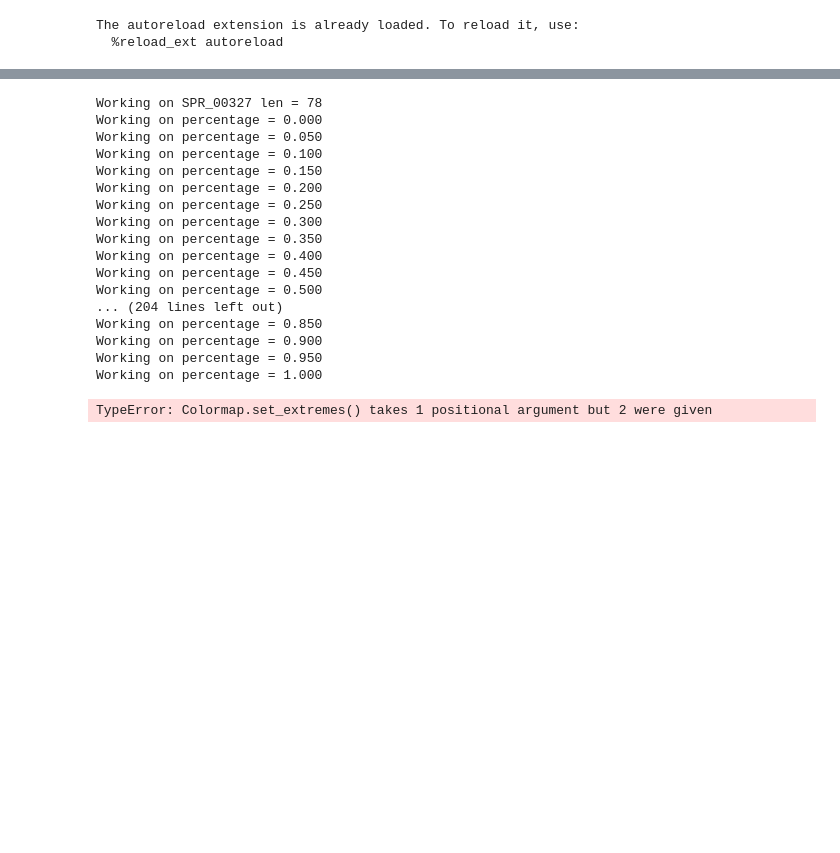
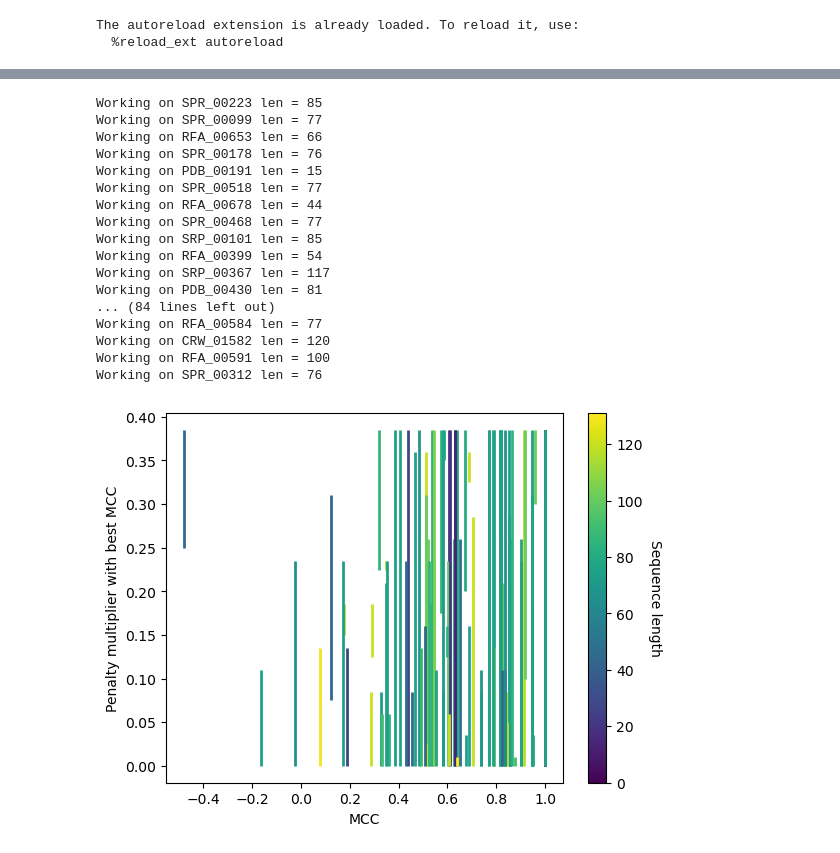
Before and after one commit to ErikPoppleton/kinetic_folder, a Jupyter notebook: RNAstrand.ipynb, the cells around one changed output, grey strips where cells are left out. Saved outputs shown, nothing was run; the diff lists cells and outputs as text; code cells hidden in the pictures; blank space fills up the shorter version.

```diff
--- a/RNAstrand.ipynb
+++ b/RNAstrand.ipynb
@@ -16,9 +16,15 @@ The autoreload extension is already loaded. To reload it, use:
 # %%
 seq_db_pairs = parse_dp_file('RNAstrand/RNAstrand_noMS_noPK.dp')
 # %%
-# Get 10 random structures
+# Get sequences under 150 nt
+small_seqs = []
+for k, v in seq_db_pairs.items():
+    if len(v['seq']) < 151:
+        small_seqs.append(k)
+
+# Get 100 random short structures
 seed(1337)
-sample = choices(list(seq_db_pairs.keys()), k=10)
+sample = choices(small_seqs, k=100)
 for s in sample:
     print(s, len(seq_db_pairs[s]['seq']))
 # %% [output]
@@ -35,6 +48,7 @@ RFA_00431 40
 # %%
 # See where the best structures happen
-percents = np.arange(0.00, 1.05, 0.05)
+#percents = np.arange(0.00, 1.05, 0.05)
+percents = np.arange(0.00, 0.4, 0.025)
 md = RNA.md()
 md.temperature = 37
 samples = {}
@@ -46,7 +60,7 @@ for k in sample:
     samples[k] = {}
 
     for p in percents:
-        print("Working on percentage = {:.3f}".format(p))
+        #print("Working on percentage = {:.3f}".format(p))
         samples[k][p] = {}
         last_structure = ''
         for length in range(10, len(seq)):
@@ -55,23 +69,23 @@ for k in sample:
             samples[k][p][length+1] = sequence_dependent_penalty(subseq, p, last_structure, md)[0]
             last_structure = samples[k][p][length+1]
 # %% [output]
-Working on SPR_00327 len = 78
-Working on percentage = 0.000
-Working on percentage = 0.050
-Working on percentage = 0.100
-Working on percentage = 0.150
-Working on percentage = 0.200
-Working on percentage = 0.250
-Working on percentage = 0.300
-Working on percentage = 0.350
-Working on percentage = 0.400
-Working on percentage = 0.450
-Working on percentage = 0.500
-... (204 lines left out)
-Working on percentage = 0.850
-Working on percentage = 0.900
-Working on percentage = 0.950
-Working on percentage = 1.000
+Working on SPR_00223 len = 85
+Working on SPR_00099 len = 77
+Working on RFA_00653 len = 66
+Working on SPR_00178 len = 76
+Working on PDB_00191 len = 15
+Working on SPR_00518 len = 77
+Working on RFA_00678 len = 44
+Working on SPR_00468 len = 77
+Working on SRP_00101 len = 85
+Working on RFA_00399 len = 54
+Working on SRP_00367 len = 117
+Working on PDB_00430 len = 81
+... (84 lines left out)
+Working on RFA_00584 len = 77
+Working on CRW_01582 len = 120
+Working on RFA_00591 len = 100
+Working on SPR_00312 len = 76
 # %%
 x = []
 y = []
@@ -102,18 +116,21 @@ for k in samples.keys():
     x.append(best_score)
     y.append(best_percent)
     c.append(length)
+
+ymax = [m + 0.01 for m in ymax]
 # %%
 cmap = mpl.colormaps['viridis']
 cols = [cmap(l/max(c)) for l in c]
 fig, ax = plt.subplots()
 #s = ax.scatter(x, y, c=c)
-bars = ax.vlines(x, ymin, ymax, colors=cols)
+bars = ax.vlines(x, ymin, ymax, colors=cols, linewidths=[2 for _ in x])
 
 ax.set_xlabel('MCC')
-ax.set_ylabel('Penalty multiplier')
-cbar = ax.figure.colorbar(bars, ax=ax)
+ax.set_ylabel('Penalty multiplier with best MCC')
+cbar = fig.colorbar(mpl.cm.ScalarMappable(cmap=cmap, norm=mpl.colors.Normalize(vmin=0, vmax=max(c))))
+#cbar = ax.figure.colorbar(bars, ax=ax)
 cbar.ax.set_ylabel('Sequence length', rotation=-90, va="bottom")
 
 plt.show()
 # %% [output]
-TypeError: Colormap.set_extremes() takes 1 positional argument but 2 were given
+[figure, added]
```
Also changed, not shown: parts of 4 cells of this notebook.
